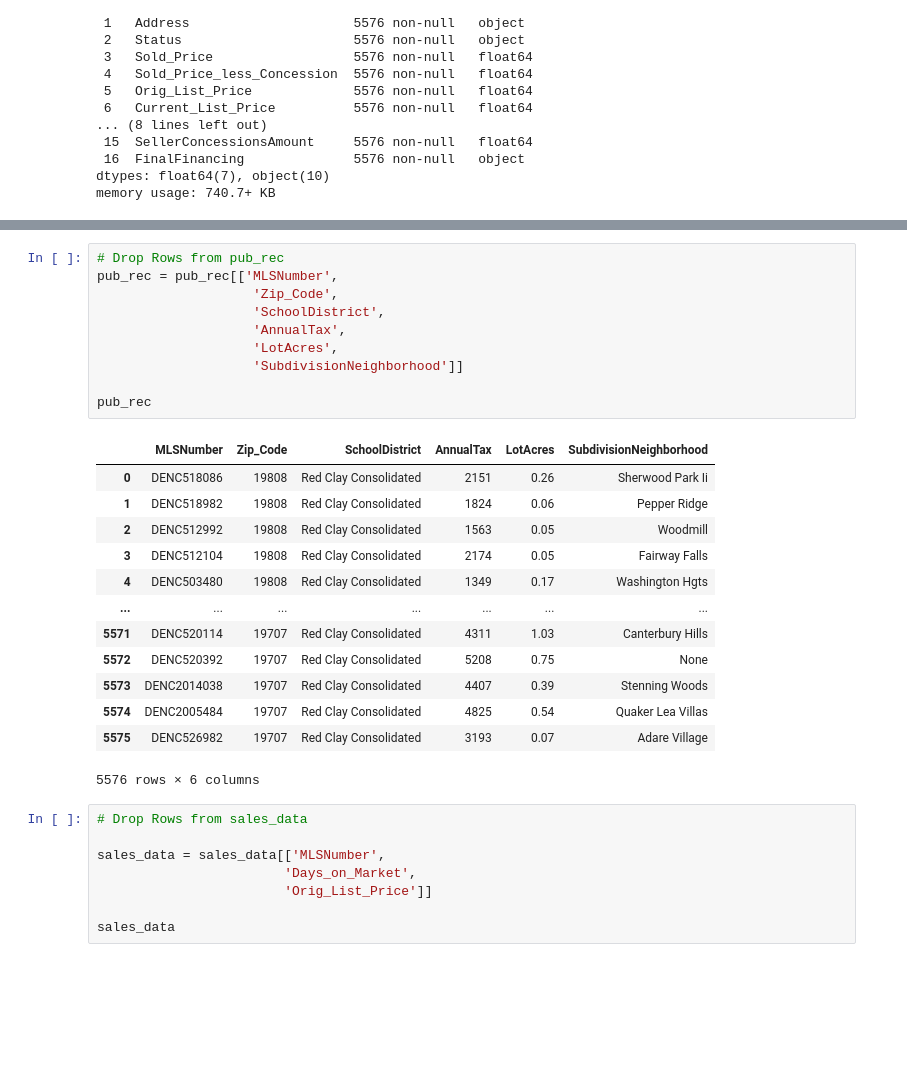
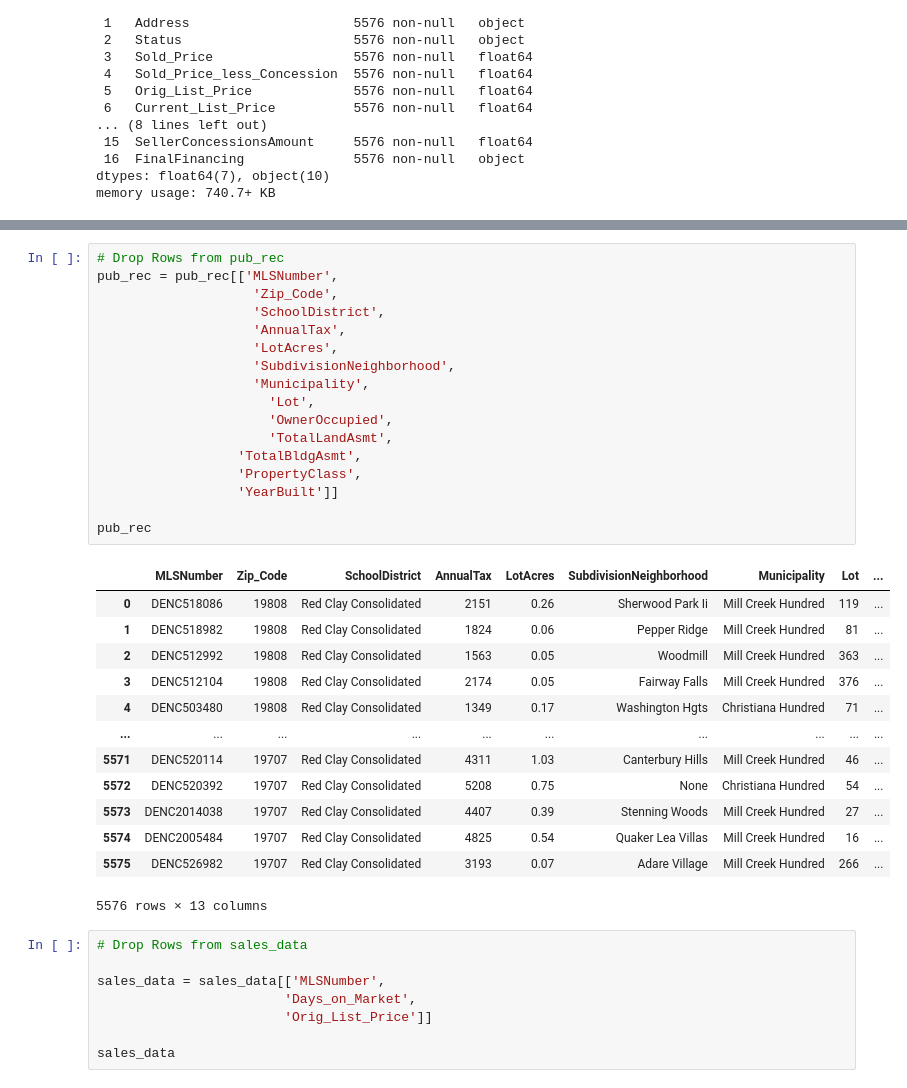
Before and after one commit to stefcenti2022/RealLeads, a Jupyter notebook: HowLongToSell_ML.ipynb, the cells around one changed output, grey strips where cells are left out. Cells and saved outputs as stored; diff of their text form; blank space fills up the shorter version.

```diff
--- a/HowLongToSell_ML.ipynb
+++ b/HowLongToSell_ML.ipynb
@@ -153,27 +159,34 @@ prop_charac
 # %%
 # Drop Rows from pub_rec
 pub_rec = pub_rec[['MLSNumber',
                     'Zip_Code',
                     'SchoolDistrict',
                     'AnnualTax',
                     'LotAcres',
-                    'SubdivisionNeighborhood']]
+                    'SubdivisionNeighborhood',
+                    'Municipality',
+                      'Lot',
+                      'OwnerOccupied',
+                      'TotalLandAsmt',
+                  'TotalBldgAsmt',
+                  'PropertyClass',
+                  'YearBuilt']]
 
 pub_rec
 # %% [output]
-|  | MLSNumber | Zip_Code | SchoolDistrict | AnnualTax | LotAcres | SubdivisionNeighborhood |
-| 0 | DENC518086 | 19808 | Red Clay Consolidated | 2151 | 0.26 | Sherwood Park Ii |
-| 1 | DENC518982 | 19808 | Red Clay Consolidated | 1824 | 0.06 | Pepper Ridge |
-| 2 | DENC512992 | 19808 | Red Clay Consolidated | 1563 | 0.05 | Woodmill |
-| 3 | DENC512104 | 19808 | Red Clay Consolidated | 2174 | 0.05 | Fairway Falls |
-| 4 | DENC503480 | 19808 | Red Clay Consolidated | 1349 | 0.17 | Washington Hgts |
-| ... | ... | ... | ... | ... | ... | ... |
-| 5571 | DENC520114 | 19707 | Red Clay Consolidated | 4311 | 1.03 | Canterbury Hills |
-| 5572 | DENC520392 | 19707 | Red Clay Consolidated | 5208 | 0.75 | None |
-| 5573 | DENC2014038 | 19707 | Red Clay Consolidated | 4407 | 0.39 | Stenning Woods |
-| 5574 | DENC2005484 | 19707 | Red Clay Consolidated | 4825 | 0.54 | Quaker Lea Villas |
-| 5575 | DENC526982 | 19707 | Red Clay Consolidated | 3193 | 0.07 | Adare Village |
+|  | MLSNumber | Zip_Code | SchoolDistrict | AnnualTax | LotAcres | SubdivisionNeighborhood | Municipality | Lot | ... |
+| 0 | DENC518086 | 19808 | Red Clay Consolidated | 2151 | 0.26 | Sherwood Park Ii | Mill Creek Hundred | 119 | ... |
+| 1 | DENC518982 | 19808 | Red Clay Consolidated | 1824 | 0.06 | Pepper Ridge | Mill Creek Hundred | 81 | ... |
+| 2 | DENC512992 | 19808 | Red Clay Consolidated | 1563 | 0.05 | Woodmill | Mill Creek Hundred | 363 | ... |
+| 3 | DENC512104 | 19808 | Red Clay Consolidated | 2174 | 0.05 | Fairway Falls | Mill Creek Hundred | 376 | ... |
+| 4 | DENC503480 | 19808 | Red Clay Consolidated | 1349 | 0.17 | Washington Hgts | Christiana Hundred | 71 | ... |
+| ... | ... | ... | ... | ... | ... | ... | ... | ... | ... |
+| 5571 | DENC520114 | 19707 | Red Clay Consolidated | 4311 | 1.03 | Canterbury Hills | Mill Creek Hundred | 46 | ... |
+| 5572 | DENC520392 | 19707 | Red Clay Consolidated | 5208 | 0.75 | None | Christiana Hundred | 54 | ... |
+| 5573 | DENC2014038 | 19707 | Red Clay Consolidated | 4407 | 0.39 | Stenning Woods | Mill Creek Hundred | 27 | ... |
+| 5574 | DENC2005484 | 19707 | Red Clay Consolidated | 4825 | 0.54 | Quaker Lea Villas | Mill Creek Hundred | 16 | ... |
+| 5575 | DENC526982 | 19707 | Red Clay Consolidated | 3193 | 0.07 | Adare Village | Mill Creek Hundred | 266 | ... |
-5576 rows × 6 columns
+5576 rows × 13 columns
 # %%
 # Drop Rows from sales_data
 
```
Also changed, not shown: parts of 60 cells of this notebook.
